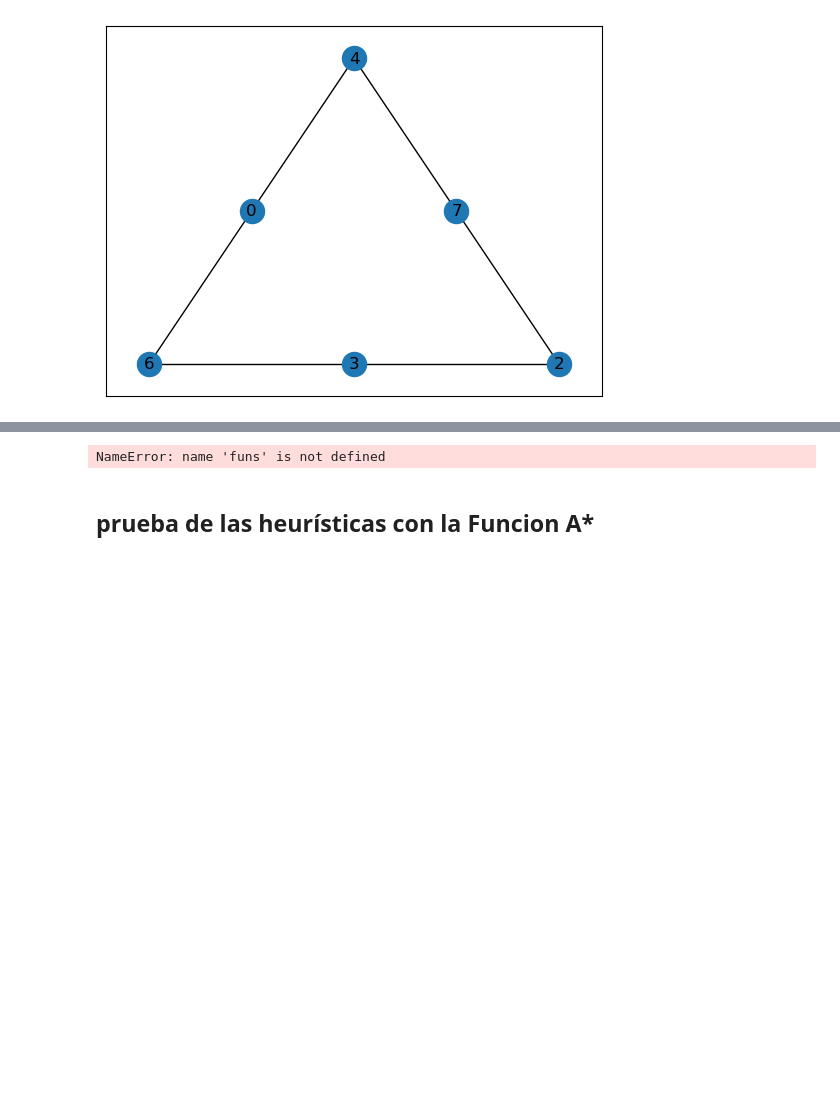
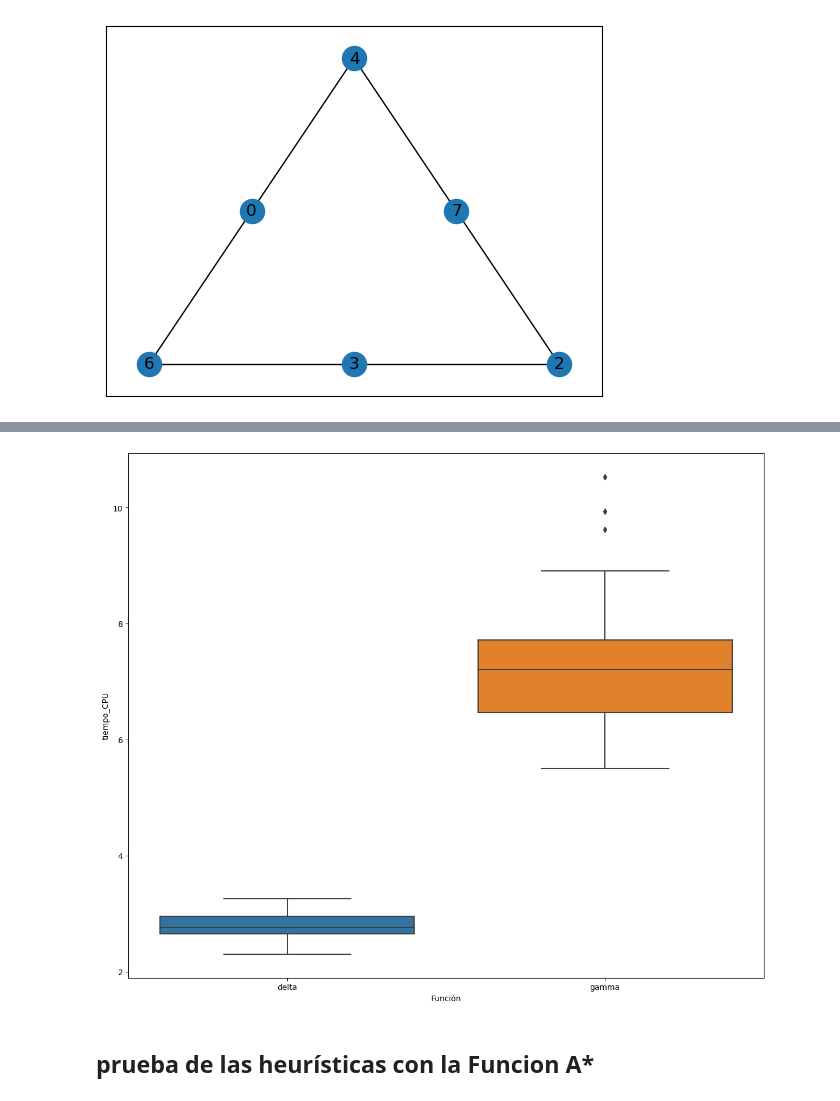
Before and after one commit to leoleoleo17/miniproy2_ia, a Jupyter notebook: Miniproyecto_2_Luengas_Gonzalez.ipynb, the cells around one changed output, grey strips where cells are left out. Drawn from its saved outputs; the diff is of its cells as text; code cells hidden in the pictures; blank space fills up the shorter version.

```diff
--- a/Miniproyecto_2_Luengas_Gonzalez.ipynb
+++ b/Miniproyecto_2_Luengas_Gonzalez.ipynb
@@ -315,8 +322,6 @@ data.groupby('Función').agg({'tiempo_CPU':['mean', 'std']})
 # %%
-fig, ax = plt.subplots(1,1, figsize=(1.5*len(funs),3), tight_layout=True)
+fig, ax = plt.subplots(1,1, figsize=(len(lista_funs),10), tight_layout=True)
 sns.boxplot(data=data, x='Función', y='tiempo_CPU')
 fig.savefig('box_puzzle.png')
 # %% [output]
-NameError: name 'funs' is not defined
+[figure, added]
-# %% [markdown]
-## prueba de las heurísticas con la Funcion A*
@@ -367,0 +328,2 @@ data.groupby('Función').agg({'tiempo_CPU':['mean', 'std']})
+# %% [markdown]
+## prueba de las heurísticas con la Funcion A*
```
Also changed, not shown: parts of 22 cells of this notebook.
